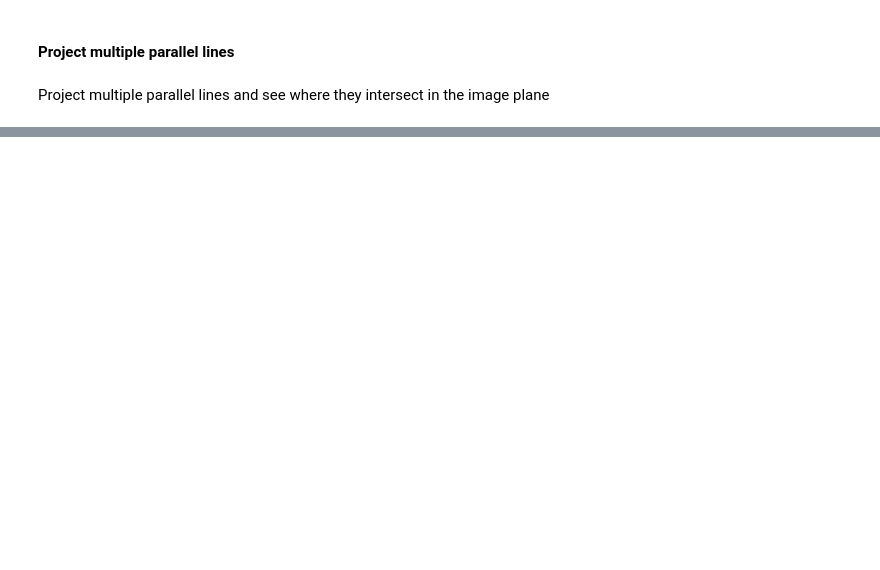
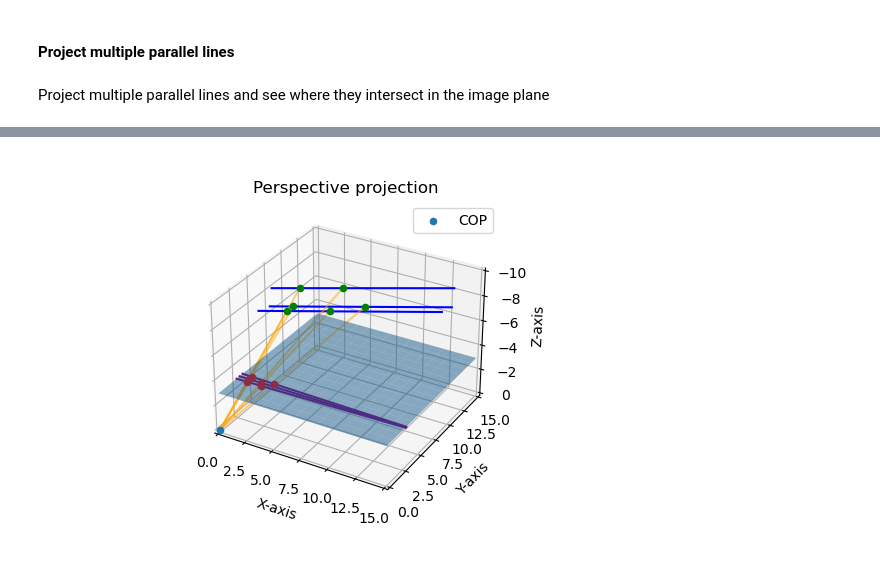
Before and after one commit to wingedrasengan927/Intro-to-computer-vision---Notes, a Jupyter notebook: lesson 3/3A - L2 Perspective Imaging.ipynb, the cells around one changed output, grey strips where cells are left out. Cells and saved outputs as stored; diff of their text form; code cells hidden in the pictures; blank space fills up the shorter version.

```diff
--- a/lesson 3/3A - L2 Perspective Imaging.ipynb
+++ b/lesson 3/3A - L2 Perspective Imaging.ipynb
@@ -211,0 +238,89 @@ Project multiple parallel lines and see where they intersect in the image plane
+# %%
+# define parameters
+p = np.array([8, 9, -8])
+q = np.array([2, 8, -7])
+u = np.array([6, 9, -9])
+a = np.array([6, 7, -8])
+
+s = 0.6 # scaling factor
+# %%
+# compute parallel lines
+v = compute_parallel_lines(u, p, q, s)
+b = compute_parallel_lines(a, p, q, s)
+# %%
+lim = 15
+# %%
+# create figure
+fig = plt.figure(figsize=(6, 4))
+ax = fig.add_subplot(111,projection='3d')
+
+# set axis limits
+ax.set(xlim=(0, lim), ylim=(0, lim), zlim=(0, -10))
+
+# plot centre of projection at the origin
+ax.scatter(*cop, label="COP")
+
+# plot the image plane
+xx, yy = np.meshgrid(range(0, lim + 1), range(0, lim + 1))
+z = np.ones(shape=(xx.shape))  * f
+
+ax.plot_surface(xx, yy, z, alpha=0.5)
+
+# plot all the points
+ax.scatter(*p, color="green")
+ax.scatter(*q, color="green")
+ax.scatter(*u, color="green")
+ax.scatter(*v, color="green")
+ax.scatter(*a, color="green")
+ax.scatter(*b, color="green")
+
+# extend the lines pq, uv, ab
+p_extd, q_extd = extend_line(p, q, f, x_min=0, x_max=lim)
+u_extd, v_extd = extend_line(u, v, f, x_min=0, x_max=lim)
+a_extd, b_extd = extend_line(a, b, f, x_min=0, x_max=lim)
+
+# plot the lines
+ax.plot(*make_line(p_extd, q_extd), color="blue")
+ax.plot(*make_line(u_extd, v_extd), color="blue")
+ax.plot(*make_line(a_extd, b_extd), color="blue")
+
+# plot rays from cop
+ax.plot(*make_line(cop, p), color="orange", alpha=0.5)
+ax.plot(*make_line(cop, q), color="orange", alpha=0.5)
+ax.plot(*make_line(cop, u), color="orange", alpha=0.5)
+ax.plot(*make_line(cop, v), color="orange", alpha=0.5)
+ax.plot(*make_line(cop, a), color="orange", alpha=0.5)
+ax.plot(*make_line(cop, b), color="orange", alpha=0.5)
+
+# compute and plot the projection points
+p_ = compute_projection(f, p)
+q_ = compute_projection(f, q)
+u_ = compute_projection(f, u)
+v_ = compute_projection(f, v)
+a_ = compute_projection(f, a)
+b_ = compute_projection(f, b)
+
+ax.scatter(*p_, color="red")
+ax.scatter(*q_, color="red")
+ax.scatter(*u_, color="red")
+ax.scatter(*v_, color="red")
+ax.scatter(*a_, color="red")
+ax.scatter(*b_, color="red")
+
+# plot the lines between the projected points
+p_extd, q_extd = extend_line(p_, q_, f, x_min=0, x_max=lim)
+u_extd, v_extd = extend_line(u_, v_, f, x_min=0, x_max=lim)
+a_extd, b_extd = extend_line(a_, b_, f, x_min=0, x_max=lim)
+
+ax.plot(*make_line(p_extd, q_extd), color="purple")
+ax.plot(*make_line(u_extd, v_extd), color="purple")
+ax.plot(*make_line(a_extd, b_extd), color="purple")
+
+# set labels
+ax.set_title("Perspective projection")
+ax.set_xlabel("X-axis")
+ax.set_ylabel("Y-axis")
+ax.set_zlabel("Z-axis")
+
+plt.legend()
+# %% [output]
@@ -211,0 +328 @@ Project multiple parallel lines and see where they intersect in the image plane
+[figure, added]
```
Also changed, not shown: parts of 7 cells of this notebook.
